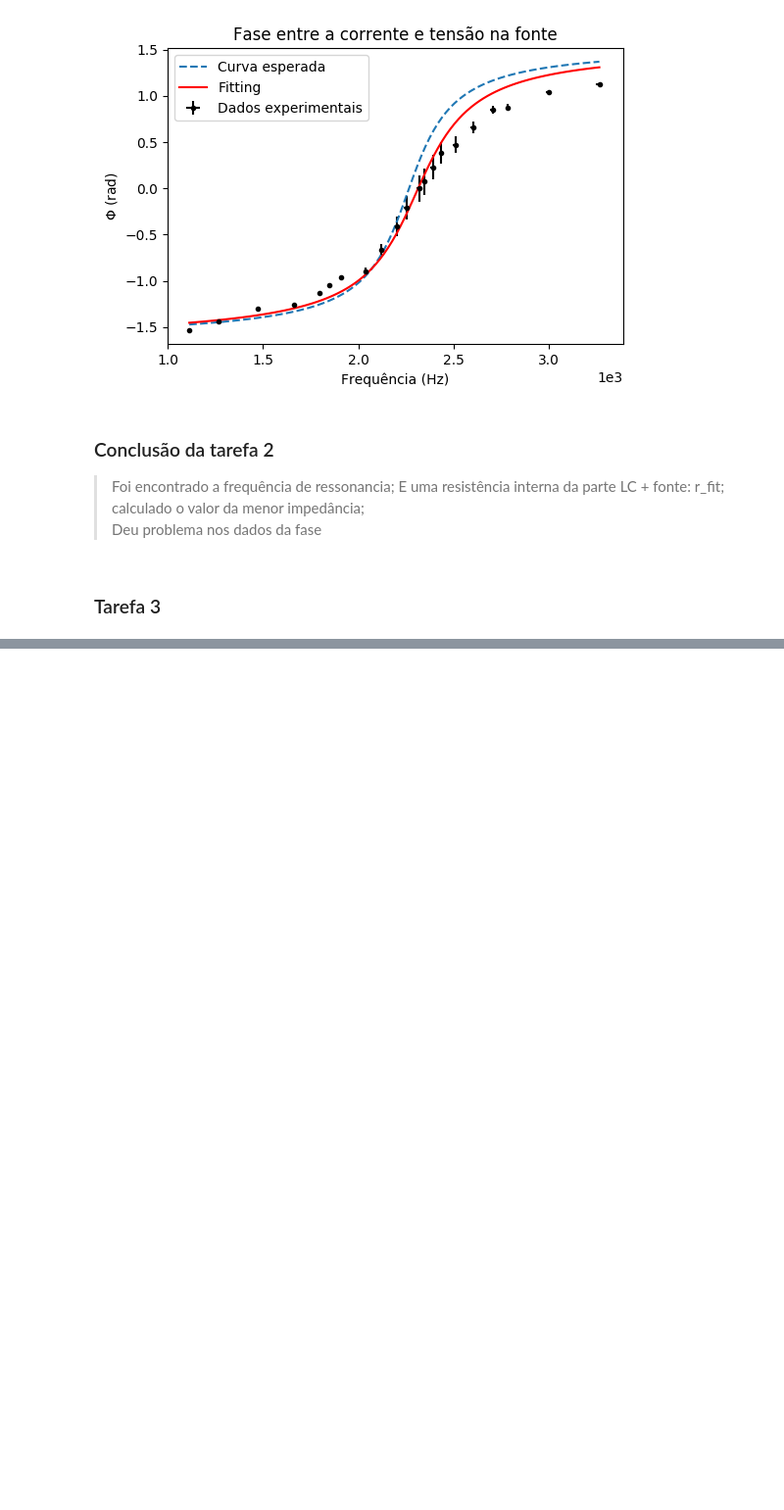
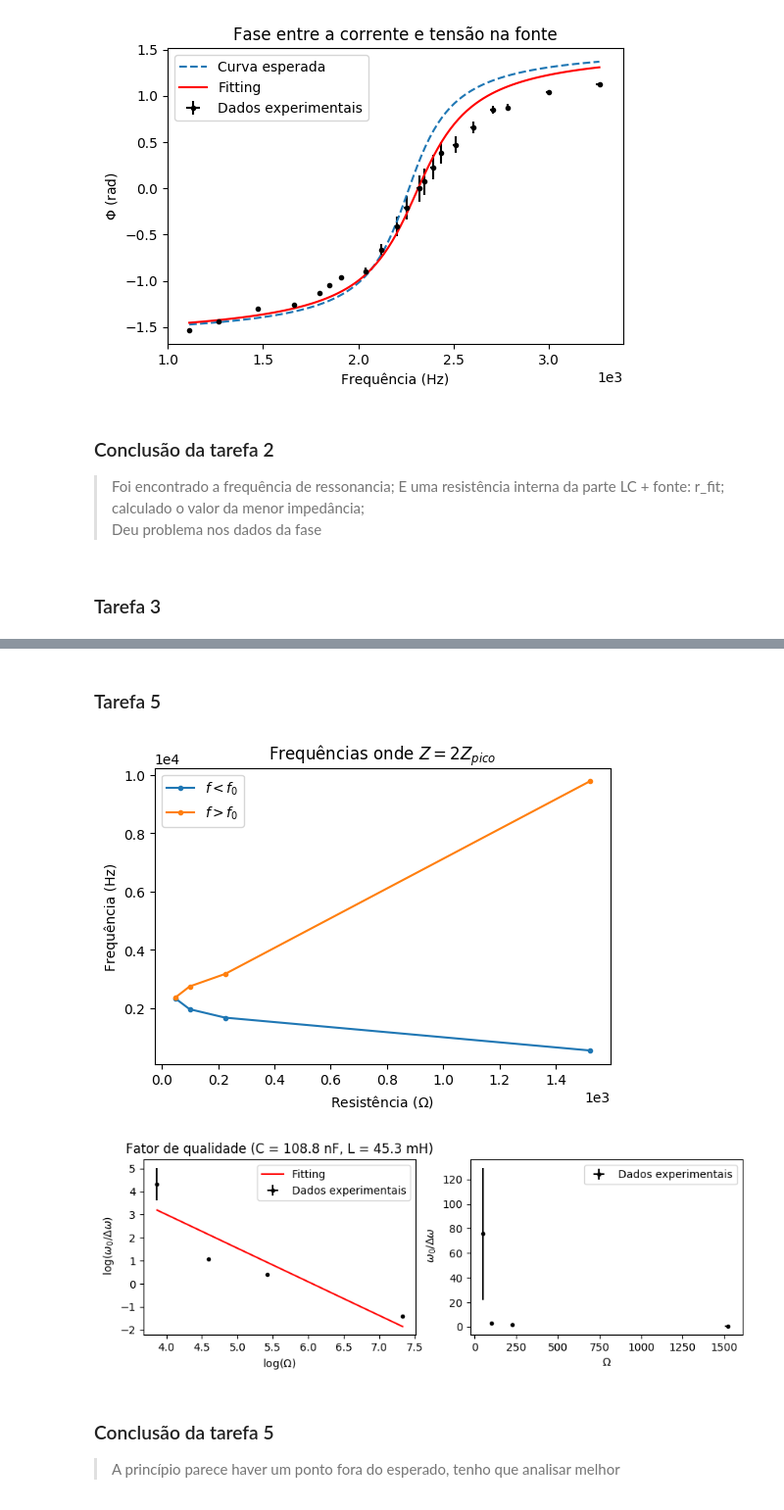
Before and after one commit to solano/lab3, a Jupyter notebook: pratica6/notebook/Analise.ipynb, the cells around one changed output, grey strips where cells are left out. Shown at 98% size. Drawn from its saved outputs; the diff is of its cells as text; code cells hidden in the pictures; blank space fills up the shorter version.

```diff
--- a/pratica6/notebook/Analise.ipynb
+++ b/pratica6/notebook/Analise.ipynb
@@ -9,6 +9,9 @@ from scipy.optimize import curve_fit
 R = 98.7 #ohm, escala de 200 ohm
 C = 108.8e-9 #F, escala de 200 nF
 L = 45.3e-3 #H, escala de 200 mH
+erro_R = 0.5+0.8e-2*98.7
+erro_C = 2e-9+ 2.5e-2*abs(108.8e-9)
+erro_L = 3e-3+ 2.5e-2*abs(45.3e-3)
 f = 1/(2*np.pi*np.sqrt(L*C))
 # %% [markdown]
 ### Tarefa 1
@@ -211,0 +257,64 @@ Resistência nos cabos e na fonte: 9±3
+# %% [markdown]
+### Tarefa 5
+# %%
+L5 = L
+C5 = C
+data5 = np.loadtxt('data/tarefa5.dat').T
+R5 = data5[0]
+
+erro_R5 = 0.5+0.8e-2*abs(R5)
+erro_R5[-1] = 3+ 0.8e-2*abs(R5[-1])
+erro_R5 = erro_R5/R5 # erro do log
+
+escV0,quadV0 = data5[1],data5[2]
+escVr,quadVr = data5[3],data5[4]
+f1,f2 = data5[5],data5[6]
+V0 = escV0*quadV0
+Vr = escVr*quadVr
+I5 = Vr/R5
+Z5 = V0/I5
+
+dw = (f2-f1)*2*np.pi
+w0 = 1/np.sqrt(L5*C5)
+Q = w0/dw
+erro_w0 = -1/2*(L5*C5)**(-3/2)*(erro_C*L+erro_L*C)
+erro_dw = 2*np.pi*(f2+f1)*0.005
+erro_Q = (w0*erro_dw+dw*erro_w0)/(dw**2)
+erro_Q = (w0*erro_dw+dw*erro_w0)/(dw**2)/Q # erro do log
+slope_5, intercept_5,aosk,oaskd,ogim = stats.linregress(np.log(R5), np.log(Q))
+
+
+plt.figure(dpi=100)
+plt.title('Frequências onde $Z = 2 Z_{pico}$')
+plt.xlabel('Resistência ($\\Omega$)')
+plt.ticklabel_format(style="sci", axis="both", scilimits=(0,0))
+plt.ylabel('Frequência (Hz)')
+plt.plot(R5,f1,'.-',label=r'$f<f_0$')
+plt.plot(R5,f2,'.-',label=r'$f>f_0$')
+plt.legend()
+plt.show()
+
+plt.figure(dpi=100, figsize=(10,3))
+plt.subplot(1,2,1)
+plt.title('Fator de qualidade (C = 108.8 nF, L = 45.3 mH)')
+plt.plot(np.log(R5), slope_5*np.log(R5)+intercept_5, color="red", label="Fitting")
+plt.errorbar(np.log(R5),np.log(Q),xerr=erro_R5,yerr=erro_Q, fmt='.', color="black", label="Dados experimentais")
+plt.ylabel(r' $\log(\omega_0/\Delta\omega)$')
+plt.xlabel('$\log(\Omega)$')
+plt.legend(loc=0)
+
+plt.subplot(1,2,2)
+plt.errorbar(R5,Q,xerr=erro_R5*R5,yerr=erro_Q*Q, fmt='.', color="black", label="Dados experimentais")
+plt.ylabel(r' $\omega_0/\Delta\omega$')
+plt.xlabel('$\Omega$')
+plt.legend(loc=0)
+
+
+
+plt.show()
+# %% [output]
+[figure, added]
+[figure, added]
+# %% [markdown]
+### Conclusão da tarefa 5
+> A princípio parece haver um ponto fora do esperado, tenho que analisar melhor
```
Also changed, not shown: parts of 7 cells of this notebook, 6 other files.
